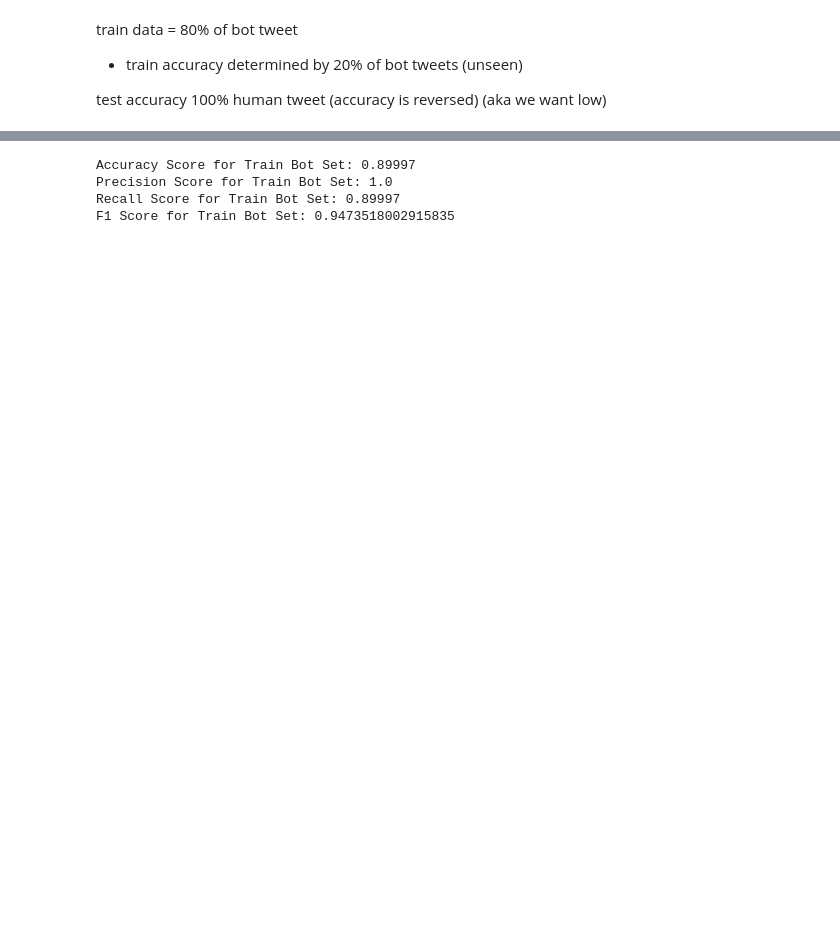
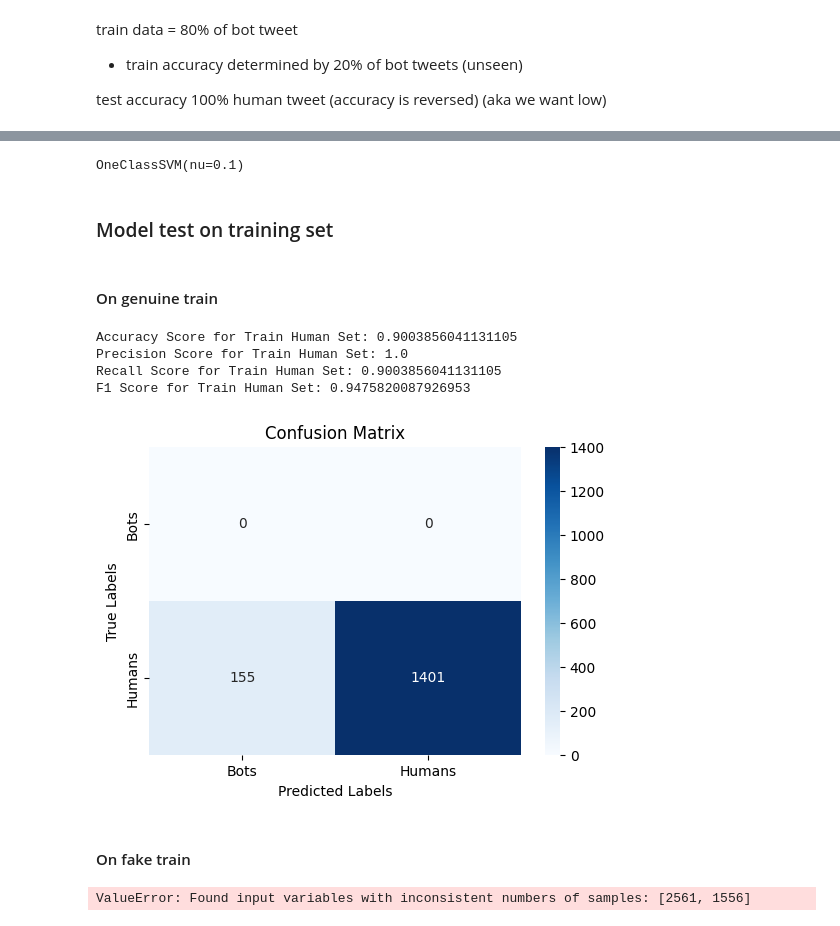
Before and after one commit to DFwJZ/Real-time_Bot_Detection, a Jupyter notebook: Cresci2015_OCSVM.ipynb, the cells around one changed output, grey strips where cells are left out. Drawn from its saved outputs; the diff is of its cells as text; code cells hidden in the pictures; blank space fills up the shorter version.

```diff
--- a/Cresci2015_OCSVM.ipynb
+++ b/Cresci2015_OCSVM.ipynb
@@ -86,9 +197,13 @@ array([[ 0.42161375,  0.24456975, -0.12698323, ..., -0.03110121,
 ocsvm = svm.OneClassSVM(nu=0.1, kernel='rbf', gamma='scale')
 
 # Train the model
-ocsvm.fit(fake_train)
-import joblib
-# filename = '/content/drive/MyDrive/Bot_detection/cresci tweets/ocsvm_model_jason.joblib'
-filename = f'{root_path}/ocsvm_model_jason_727.joblib'
-joblib.dump(ocsvm, filename)
+ocsvm.fit(genuine_train_scaled)
+# import joblib
+# # filename = '/content/drive/MyDrive/Bot_detection/cresci tweets/ocsvm_model_jason.joblib'
+# filename = f'{root_path}/ocsvm_model_jason_727.joblib'
+# joblib.dump(ocsvm, filename)
+# %% [output]
+OneClassSVM(nu=0.1)
+# %% [markdown]
+### Model test on training set
 # %%
@@ -99,5 +211,51 @@ predictions_train = ocsvm.predict(fake_train_test)
+# %% [markdown]
+#### On genuine train
+# %%
+genuine_train_labels = np.full(len(genuine_train), 1)
+
+# Predict the class of the training data
+genuine_predictions_train = ocsvm.predict(genuine_train)
+
+from sklearn.metrics import accuracy_score
+from sklearn.metrics import precision_score
+from sklearn.metrics import recall_score
+from sklearn.metrics import f1_score
+
+print("Accuracy Score for Train Human Set:", accuracy_score(genuine_train_labels, genuine_predictions_train))
+print("Precision Score for Train Human Set:", precision_score(genuine_train_labels, genuine_predictions_train))
+print("Recall Score for Train Human Set:", recall_score(genuine_train_labels, genuine_predictions_train))
+print("F1 Score for Train Human Set:", f1_score(genuine_train_labels, genuine_predictions_train))
+# %% [output]
+Accuracy Score for Train Human Set: 0.9003856041131105
+Precision Score for Train Human Set: 1.0
+Recall Score for Train Human Set: 0.9003856041131105
+F1 Score for Train Human Set: 0.9475820087926953
+# %%
+import numpy as np
+import matplotlib.pyplot as plt
+import seaborn as sns
+from sklearn.metrics import confusion_matrix
+conf_matrix = confusion_matrix(genuine_train_labels, genuine_predictions_train)
+
+# Define class labels (e.g., 'Positive' and 'Negative')
+class_labels = ['Bots','Humans']
+
+# Create a heatmap for the confusion matrix
+plt.figure(figsize=(6, 4))
+sns.heatmap(conf_matrix, annot=True, fmt='d', cmap='Blues', xticklabels=class_labels, yticklabels=class_labels)
+plt.xlabel('Predicted Labels')
+plt.ylabel('True Labels')
+plt.title('Confusion Matrix')
+plt.show()
+# %% [output]
+[figure, added]
+# %% [markdown]
+#### On fake train
 # %%
-fake_train_labels = np.full(len(fake_train_test), 1)
+fake_train_labels = np.full(len(fake_train), 1)
+
+# Predict the class of the training data
+predictions_train = ocsvm.predict(genuine_train)
 
 from sklearn.metrics import accuracy_score
 from sklearn.metrics import precision_score
@@ -109,7 +267,4 @@ print("Precision Score for Train Bot Set:", precision_score(fake_train_labels, p
 print("Recall Score for Train Bot Set:", recall_score(fake_train_labels, predictions_train))
 print("F1 Score for Train Bot Set:", f1_score(fake_train_labels, predictions_train))
 # %% [output]
-Accuracy Score for Train Bot Set: 0.89997
-Precision Score for Train Bot Set: 1.0
-Recall Score for Train Bot Set: 0.89997
-F1 Score for Train Bot Set: 0.9473518002915835
+ValueError: Found input variables with inconsistent numbers of samples: [2561, 1556]
```
Also changed, not shown: parts of 38 cells of this notebook.
